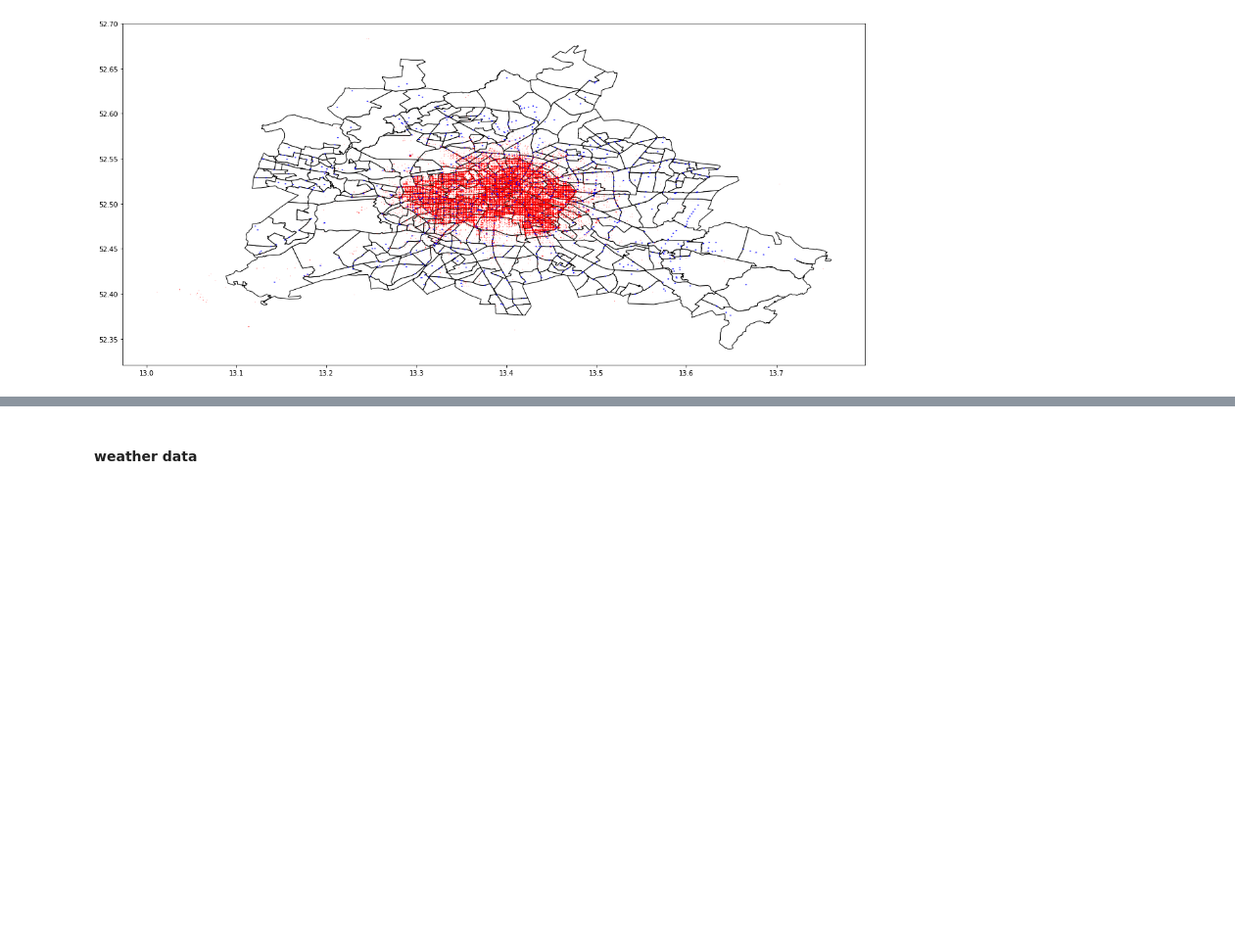
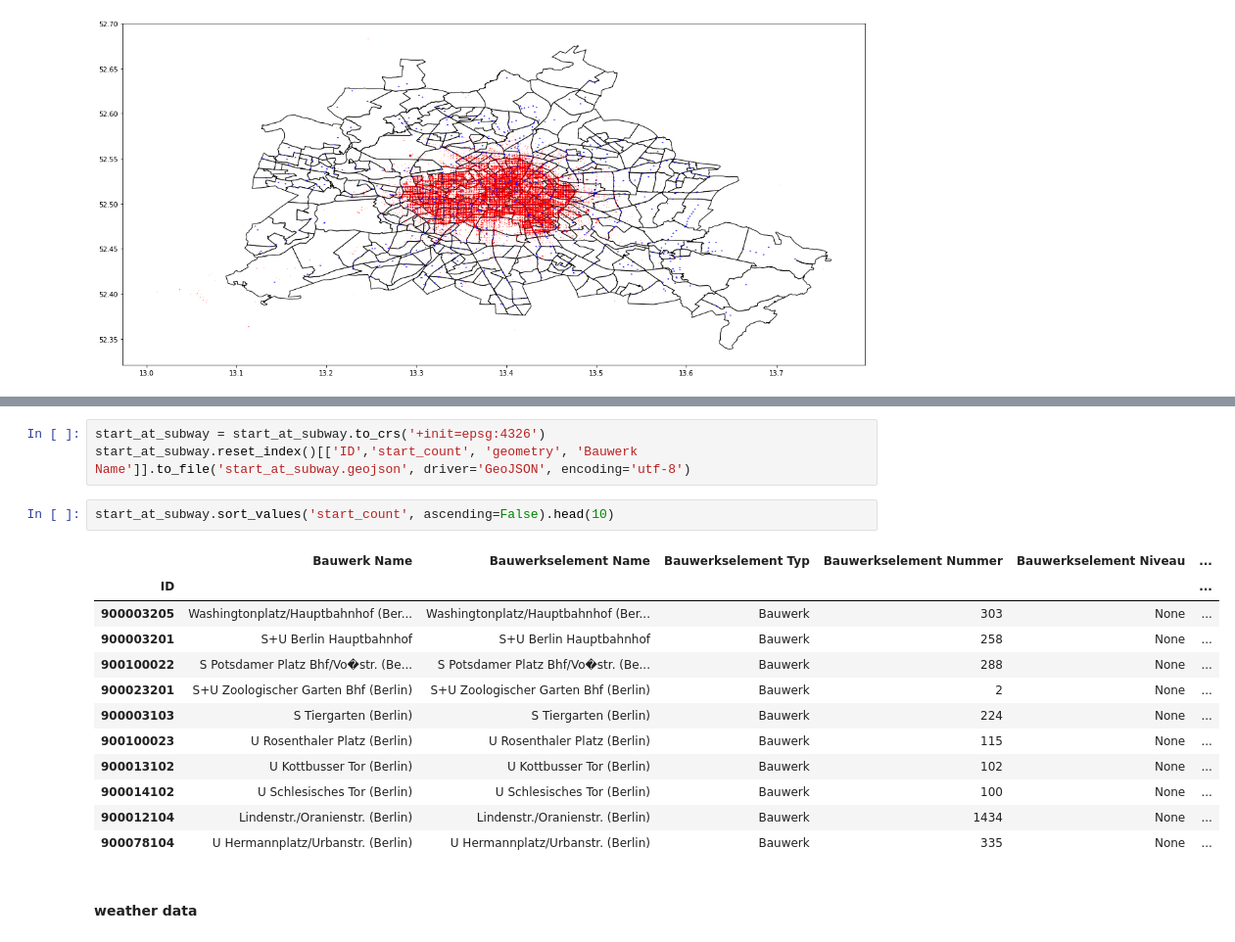
Before and after one commit to technologiestiftung/bike-sharing, a Jupyter notebook: src/analysis/pseudonomysed.ipynb, the cells around one changed output, grey strips where cells are left out. Shown at 98% size. Drawn from its saved outputs; the diff is of its cells as text; blank space fills up the shorter version.

```diff
--- a/src/analysis/pseudonomysed.ipynb
+++ b/src/analysis/pseudonomysed.ipynb
@@ -500,3 +526,21 @@ start_subway.shape
+# %%
+start_at_subway = start_at_subway.to_crs('+init=epsg:4326')
+start_at_subway.reset_index()[['ID','start_count', 'geometry', 'Bauwerk Name']].to_file('start_at_subway.geojson', driver='GeoJSON', encoding='utf-8')
+# %%
+start_at_subway.sort_values('start_count', ascending=False).head(10)
+# %% [output]
+|  | Bauwerk Name | Bauwerkselement Name | Bauwerkselement Typ | Bauwerkselement Nummer | Bauwerkselement Niveau | ... |
+| ID |  |  |  |  |  | ... |
+| 900003205 | Washingtonplatz/Hauptbahnhof (Ber... | Washingtonplatz/Hauptbahnhof (Ber... | Bauwerk | 303 | None | ... |
+| 900003201 | S+U Berlin Hauptbahnhof | S+U Berlin Hauptbahnhof | Bauwerk | 258 | None | ... |
+| 900100022 | S Potsdamer Platz Bhf/Vo�str. (Be... | S Potsdamer Platz Bhf/Vo�str. (Be... | Bauwerk | 288 | None | ... |
+| 900023201 | S+U Zoologischer Garten Bhf (Berlin) | S+U Zoologischer Garten Bhf (Berlin) | Bauwerk | 2 | None | ... |
+| 900003103 | S Tiergarten (Berlin) | S Tiergarten (Berlin) | Bauwerk | 224 | None | ... |
+| 900100023 | U Rosenthaler Platz (Berlin) | U Rosenthaler Platz (Berlin) | Bauwerk | 115 | None | ... |
+| 900013102 | U Kottbusser Tor (Berlin) | U Kottbusser Tor (Berlin) | Bauwerk | 102 | None | ... |
+| 900014102 | U Schlesisches Tor (Berlin) | U Schlesisches Tor (Berlin) | Bauwerk | 100 | None | ... |
+| 900012104 | Lindenstr./Oranienstr. (Berlin) | Lindenstr./Oranienstr. (Berlin) | Bauwerk | 1434 | None | ... |
+| 900078104 | U Hermannplatz/Urbanstr. (Berlin) | U Hermannplatz/Urbanstr. (Berlin) | Bauwerk | 335 | None | ... |
 # %% [markdown]
 #### weather data
 # %% [markdown]
```
Also changed, not shown: parts of 17 cells of this notebook, 2 other files.
